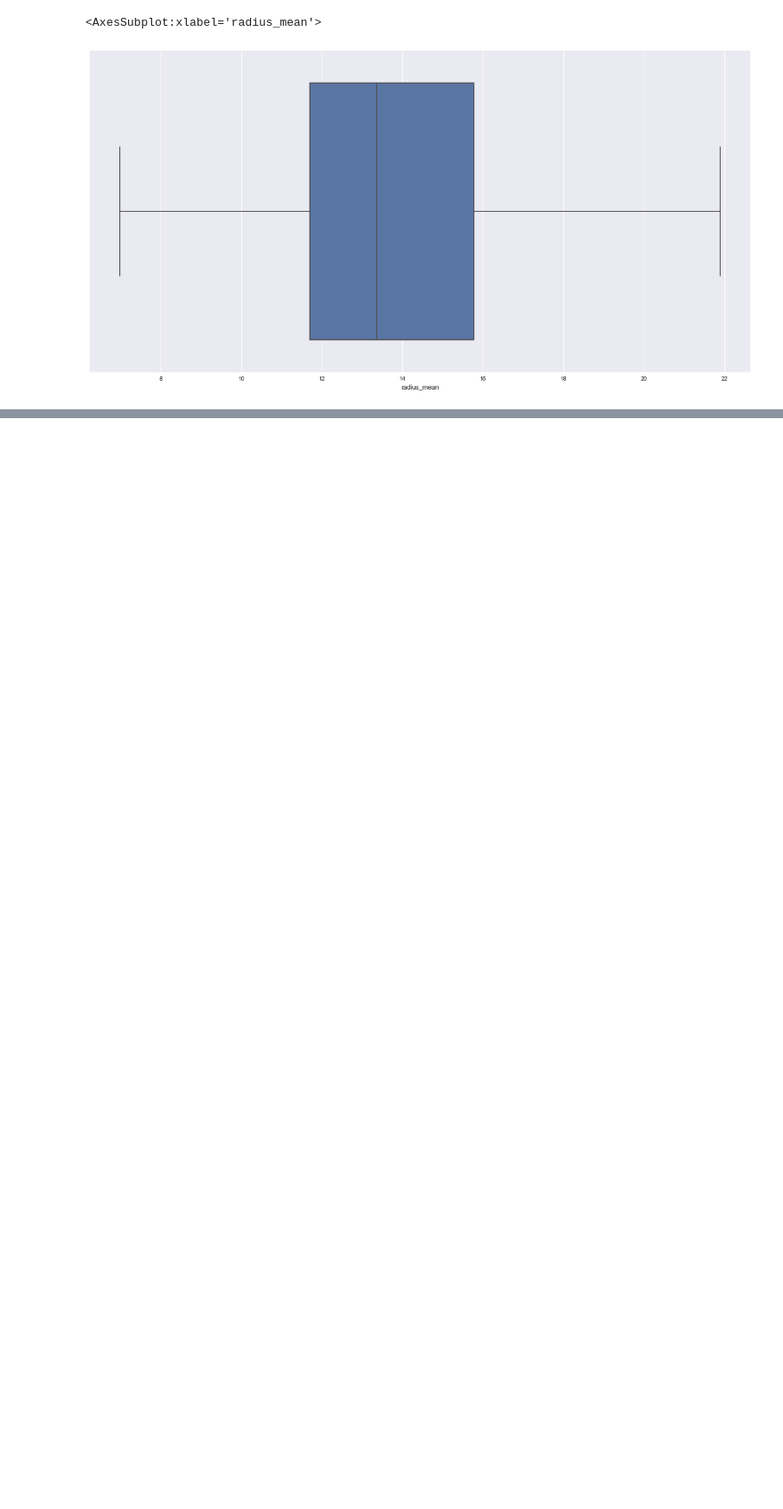
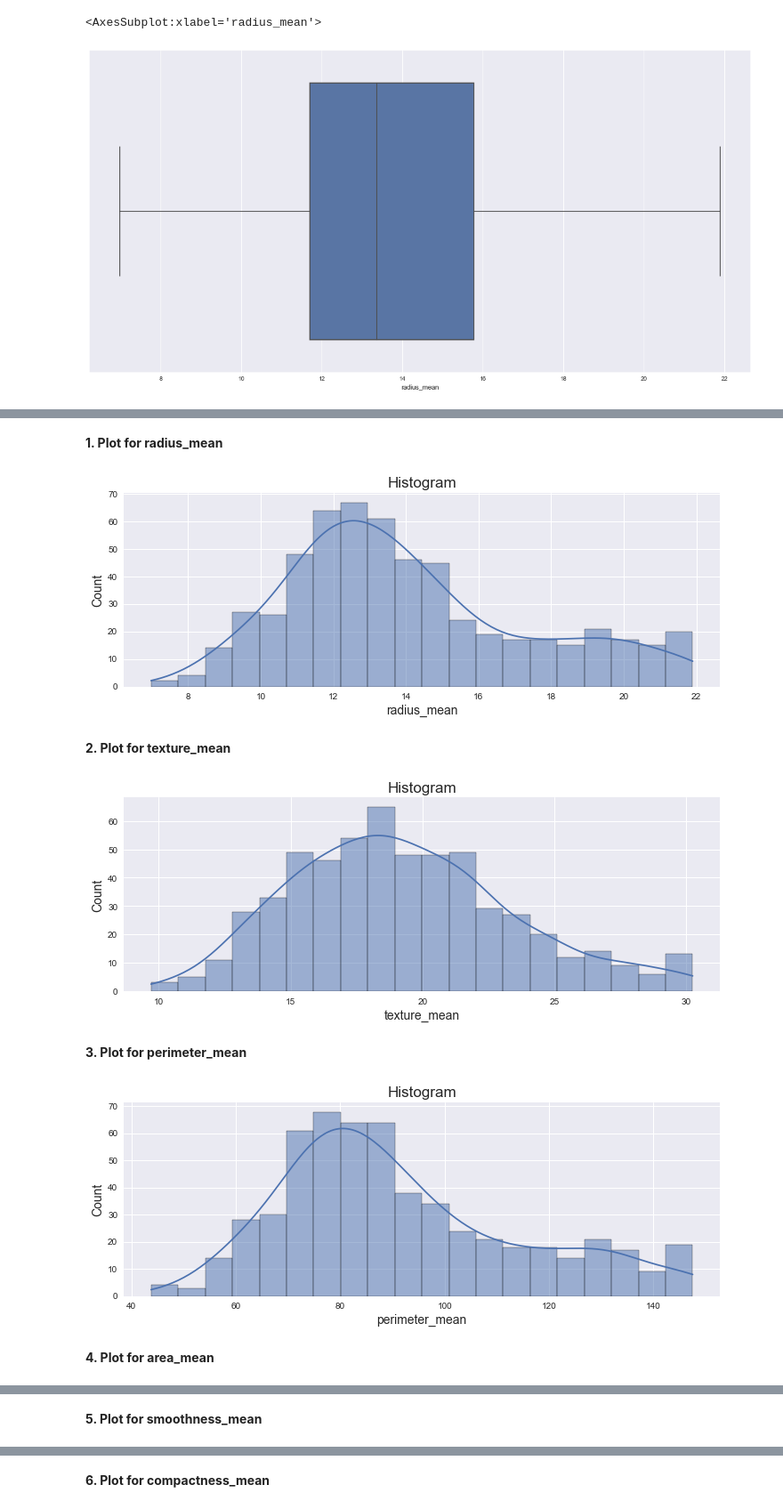
Before and after one commit to nahomfix/causal-inference, a Jupyter notebook: notebooks/eda.ipynb, the cells around one changed output, grey strips where cells are left out. Shown at 89% size. Drawn from its saved outputs; the diff is of its cells as text; code cells hidden in the pictures; blank space fills up the shorter version.

Commit message:
feat: add visualizer

```diff
--- a/notebooks/eda.ipynb
+++ b/notebooks/eda.ipynb
@@ -99,3 +100,5 @@ sns.boxplot(x=outlier_treated_df["radius_mean"])
 clean_df = pd.concat([df_copy.iloc[:, :2], outlier_treated_df], axis=1)
 # %%
 clean_df.to_csv(data_dir / "data_clean.csv", index=False)
+# %%
+data_visualizer = DataVisualizer()
@@ -101,0 +129,10 @@ clean_df.to_csv(data_dir / "data_clean.csv", index=False)
+# %%
+data_visualizer.plot_distributions(clean_df, df.columns.to_list()[2:])
+# %% [output]
+**1. Plot for radius_mean**
+[figure, added]
+**2. Plot for texture_mean**
+[figure, added]
+**3. Plot for perimeter_mean**
+[figure, added]
+**4. Plot for area_mean**
@@ -101,0 +140 @@ clean_df.to_csv(data_dir / "data_clean.csv", index=False)
+**5. Plot for smoothness_mean**
@@ -101,0 +142 @@ clean_df.to_csv(data_dir / "data_clean.csv", index=False)
+**6. Plot for compactness_mean**
```
Also changed, not shown: parts of 9 cells of this notebook, 1 other file.
